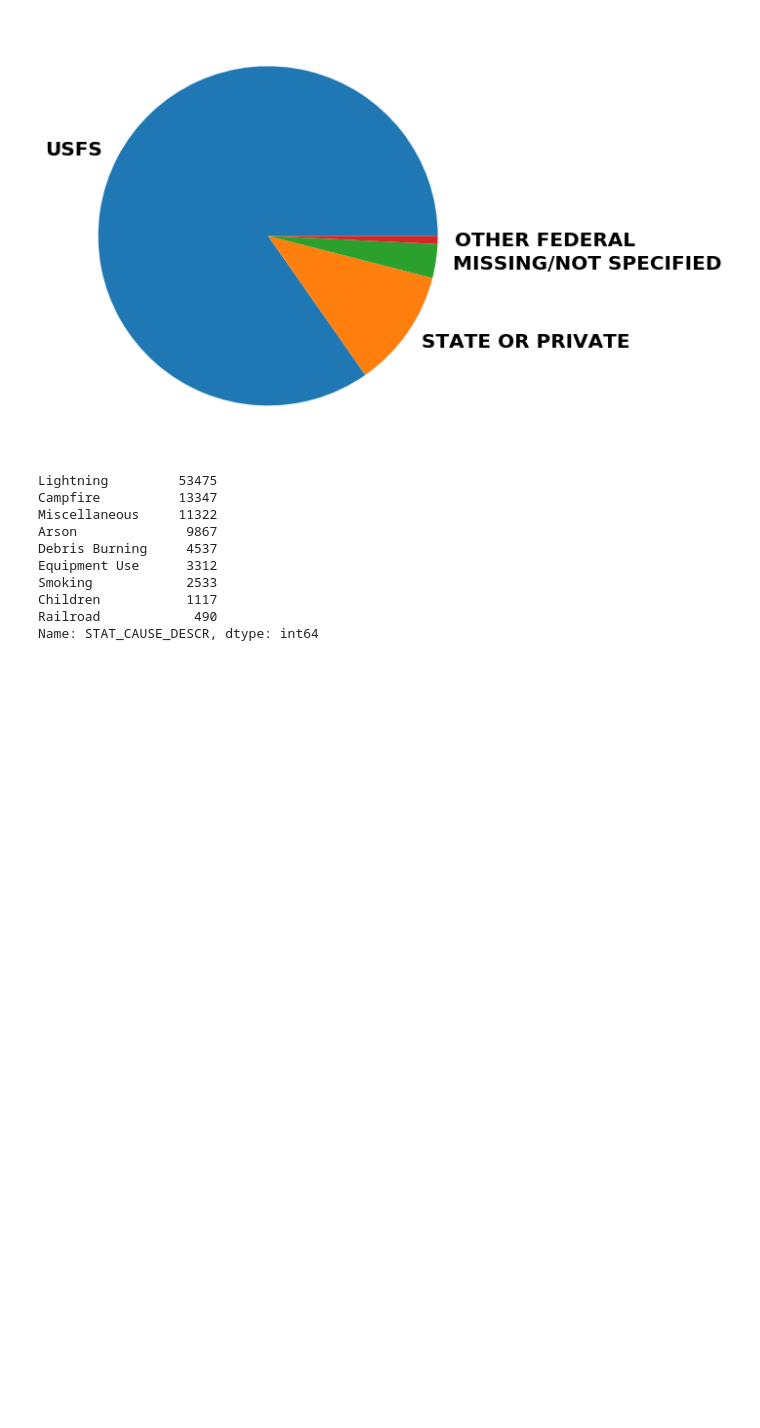
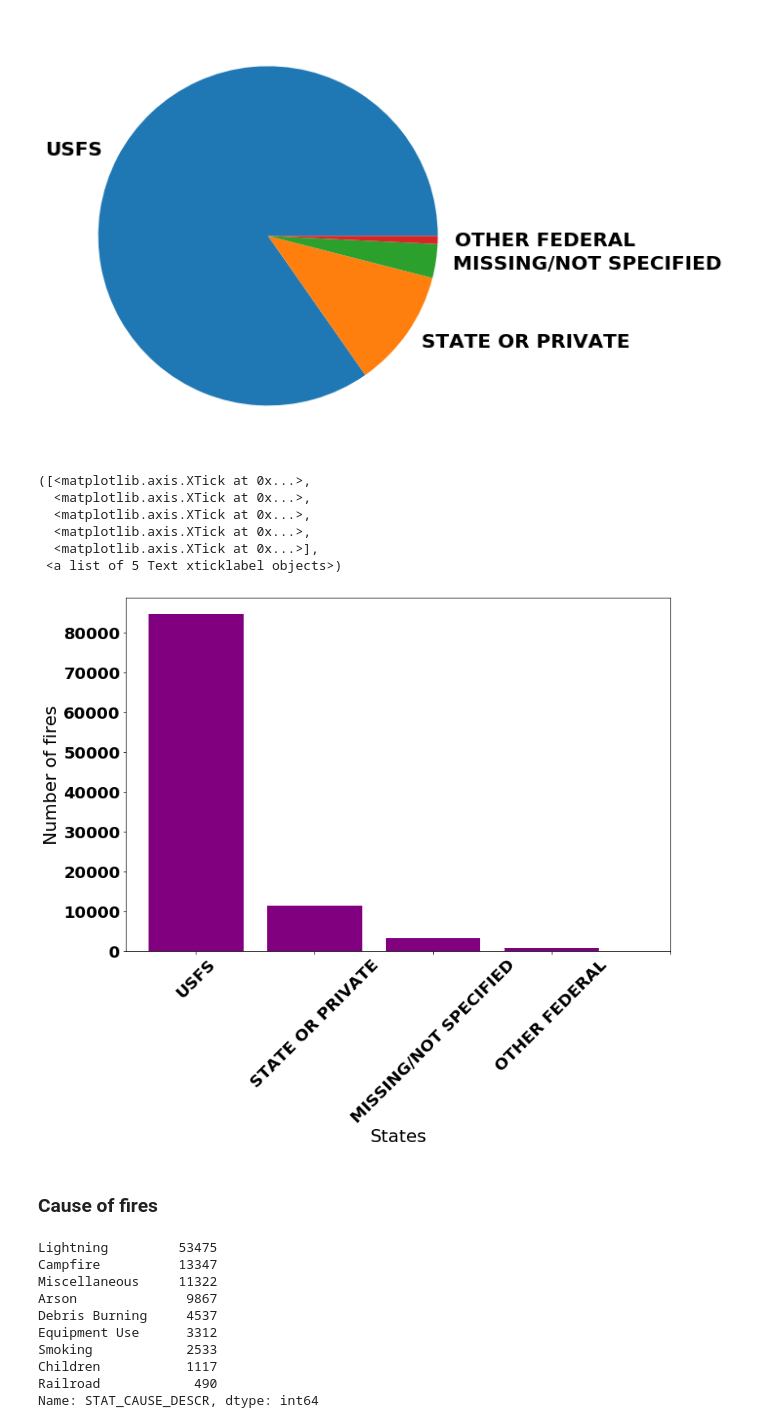
Before and after one commit to MixMaster1/U.S.-WildFires, a Jupyter notebook: Modeling and EDA.ipynb, the cells around one changed output. Cells and saved outputs as stored; diff of their text form; code cells hidden in the pictures; blank space fills up the shorter version.

```diff
--- a/Modeling and EDA.ipynb
+++ b/Modeling and EDA.ipynb
@@ -372,6 +357,29 @@ plt.pie(f_owner, labels =k_owner, autopct=None)
 plt.show()
 # %% [output]
 [figure]
+# %%
+font = {'family' : 'DejaVu Sans',
+        'weight' : 'bold',
+        'size'   : 22}
+
+plt.rc('font', **font)
+plt.figure(figsize=(12,8))
+plt.rc('xtick', labelsize=20)
+plt.rc('ytick', labelsize=20)
+plt.bar(k_owner, f_owner, color = 'purple')
+plt.ylabel('Number of fires')
+plt.xlabel('States')
+plt.xticks(range(0,5), rotation=45)
+# %% [output]
+([<matplotlib.axis.XTick at 0x...>,
+  <matplotlib.axis.XTick at 0x...>,
+  <matplotlib.axis.XTick at 0x...>,
+  <matplotlib.axis.XTick at 0x...>,
+  <matplotlib.axis.XTick at 0x...>],
+ <a list of 5 Text xticklabel objects>)
+[figure, added]
+# %% [markdown]
+### Cause of fires
 # %%
 df.STAT_CAUSE_DESCR.value_counts()
 # %% [output]
```
Also changed, not shown: parts of 91 cells of this notebook, 3 other files.
